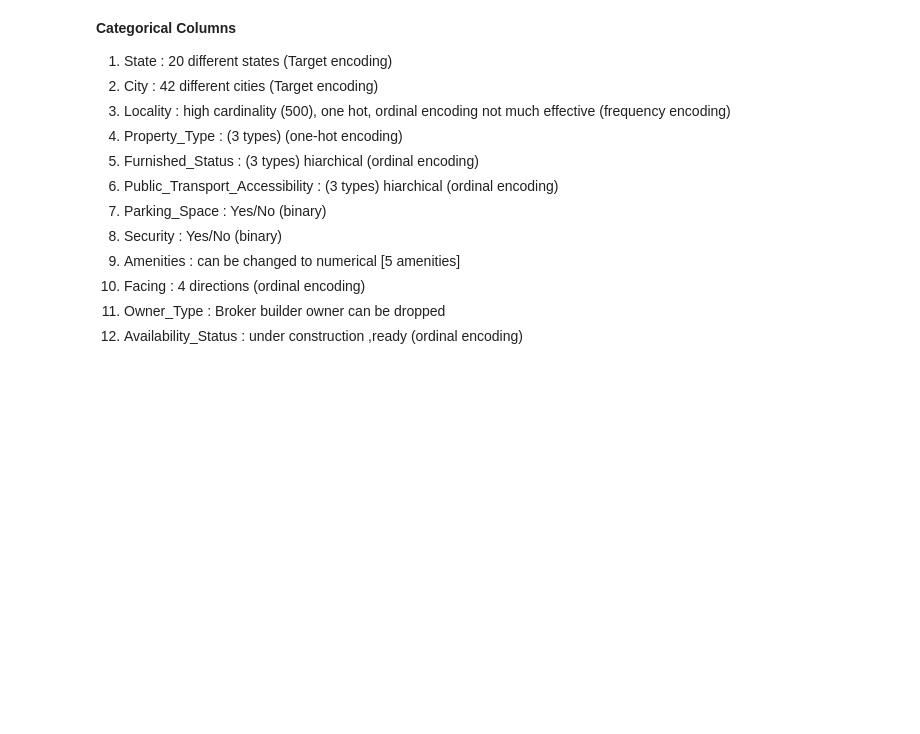
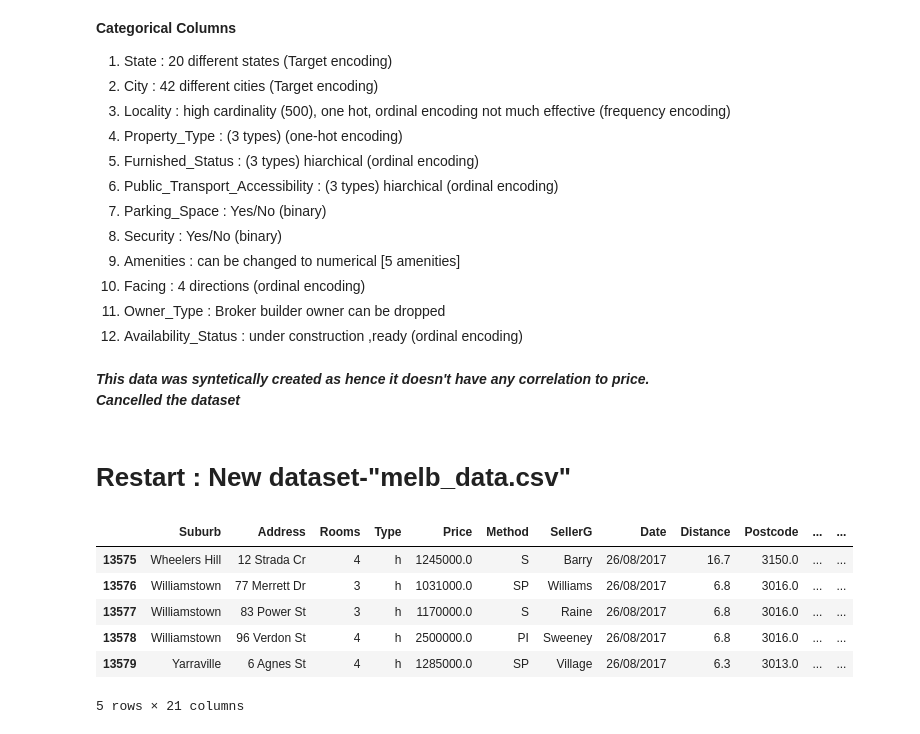
Before and after one commit to springboardmentor425/B-13-RealtyAI-Smart-Real-Estate-Insight-Platform, a Jupyter notebook: notebooks/Exploratory Data Analysis.ipynb, the cells around one changed output. Saved outputs shown, nothing was run; the diff lists cells and outputs as text; code cells hidden in the pictures; blank space fills up the shorter version.

```diff
--- a/notebooks/Exploratory Data Analysis.ipynb
+++ b/notebooks/Exploratory Data Analysis.ipynb
@@ -262,3 +38,20 @@ category_dict
 10.  Facing                           : 4 directions (ordinal encoding)
 11.  Owner_Type                       : Broker builder owner can be dropped
 12.  Availability_Status              : under construction ,ready (ordinal encoding)
+# %% [markdown]
+***This data was syntetically created as hence it doesn't have any correlation to price.***
+***Cancelled the dataset***
+# %% [markdown]
+# Restart : New dataset-"melb_data.csv"
+# %%
+# Displaying the dataset
+df = pd.read_csv("../dataset/melb_data.csv",thousands=",")
+df.tail()
+# %% [output]
+|  | Suburb | Address | Rooms | Type | Price | Method | SellerG | Date | Distance | Postcode | ... | ... |
+| 13575 | Wheelers Hill | 12 Strada Cr | 4 | h | 1245000.0 | S | Barry | 26/08/2017 | 16.7 | 3150.0 | ... | ... |
+| 13576 | Williamstown | 77 Merrett Dr | 3 | h | 1031000.0 | SP | Williams | 26/08/2017 | 6.8 | 3016.0 | ... | ... |
+| 13577 | Williamstown | 83 Power St | 3 | h | 1170000.0 | S | Raine | 26/08/2017 | 6.8 | 3016.0 | ... | ... |
+| 13578 | Williamstown | 96 Verdon St | 4 | h | 2500000.0 | PI | Sweeney | 26/08/2017 | 6.8 | 3016.0 | ... | ... |
+| 13579 | Yarraville | 6 Agnes St | 4 | h | 1285000.0 | SP | Village | 26/08/2017 | 6.3 | 3013.0 | ... | ... |
+5 rows × 21 columns
```
Also changed, not shown: parts of 50 cells of this notebook, 5 other files.
